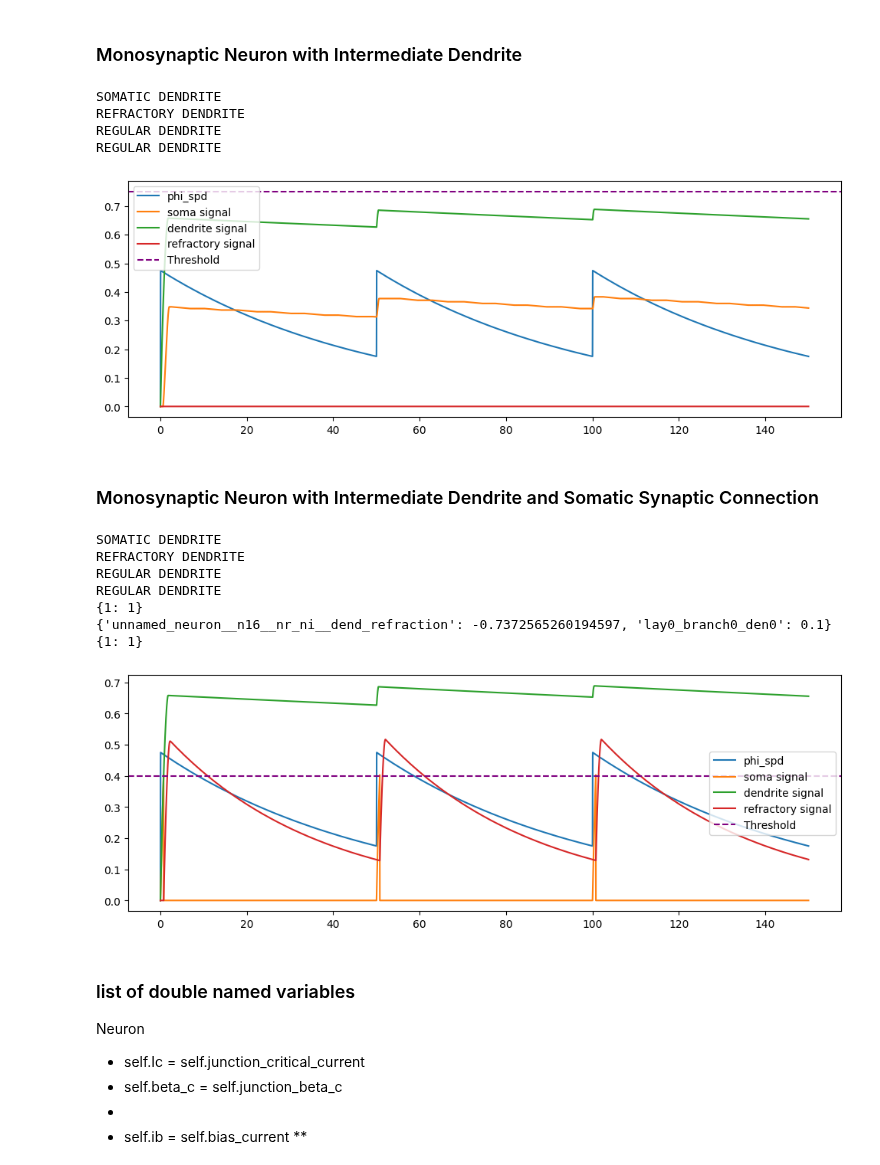
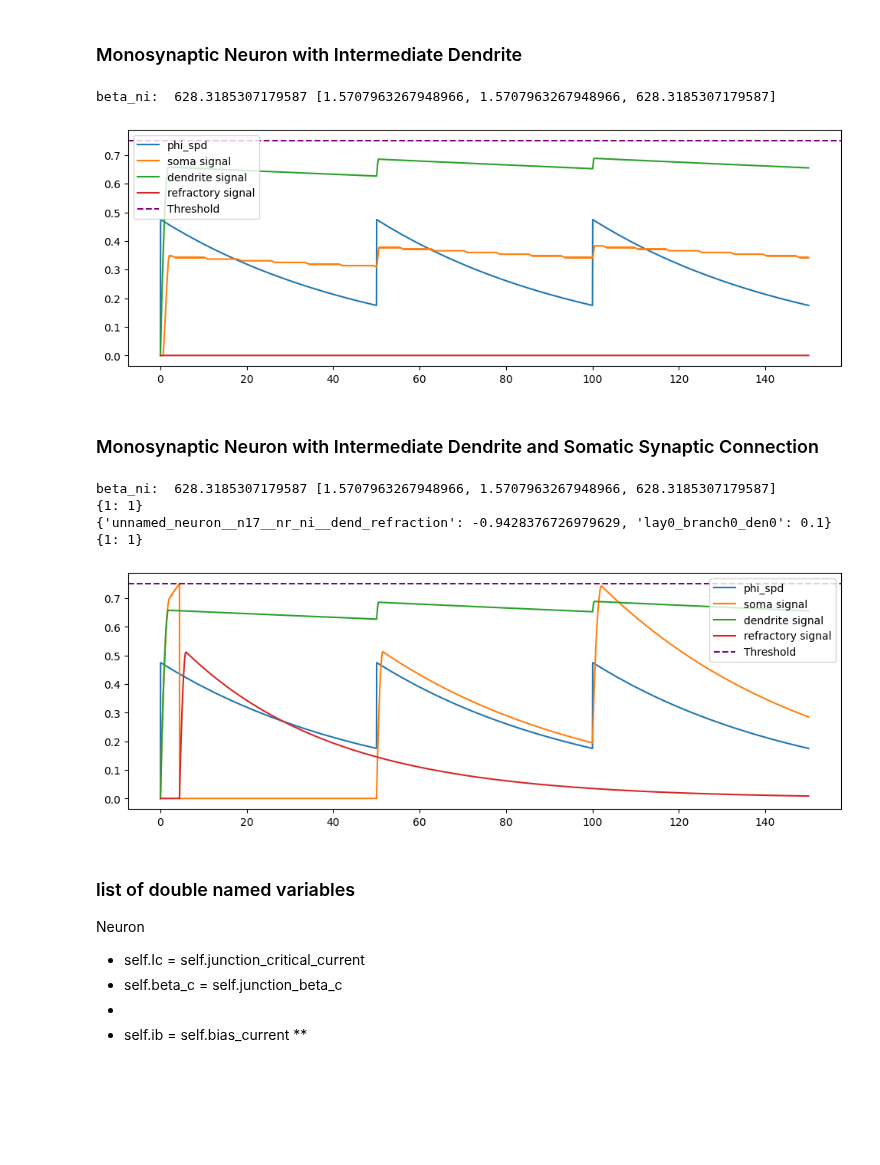
Before and after one commit to ryangitsit/sim_soens, a Jupyter notebook: neuron_motif_tour.ipynb, the cells around one changed output. Saved outputs shown, nothing was run; the diff lists cells and outputs as text; code cells hidden in the pictures; blank space fills up the shorter version.

```diff
--- a/neuron_motif_tour.ipynb
+++ b/neuron_motif_tour.ipynb
@@ -19,6 +19,8 @@ Generating pre-defined input...
 # %%
 synaptic_structure = [[[1]]]
 default_neuron_params['s_th'] = 0.75
+
+default_neuron_params['tau_ni'] = 50
 mono = NeuralZoo(type="custom",synaptic_structure=synaptic_structure,**default_neuron_params)
 mono.synapses[0][0][0].add_input(input.signals[0])
 
@@ -26,7 +28,7 @@ net = network(name = 'network_under_test')
 net.add_neuron(mono.neuron)
 net.run_sim(dt = .01, tf = 150)
 net.get_recordings()
-
+print(mono.dendrites[0][0][0].tau_ni)
 spd = mono.synapses[0][0][0].phi_spd
 signal = mono.dendrites[0][0][0].s
 ref = mono.neuron.dend__ref.s
@@ -149,56 +132,50 @@ plt.axhline(y = mono_dend.s_th, color = 'purple', linestyle = '--',label='Thresh
 plt.legend()
 plt.show()
 # %% [output]
-SOMATIC DENDRITE
-REFRACTORY DENDRITE
-REGULAR DENDRITE
-REGULAR DENDRITE
+beta_ni:  628.3185307179587 [1.5707963267948966, 1.5707963267948966, 628.3185307179587]
-[figure, old version]
+[figure, new version]
 # %% [markdown]
 ### Monosynaptic Neuron with Intermediate Dendrite and Somatic Synaptic Connection
 # %%
 default_neuron_params['beta_ni'] = 2*np.pi*1e2
 default_neuron_params['ib_n'] = default_ib
-default_neuron_params['s_th'] = 0.4
+default_neuron_params['s_th'] = 0.75
 # default_neuron_params['integration_loop_time_constant'] = 10
 # default_neuron_params['integration_loop_time_constant__refraction'] = 1000
 # default_neuron_params['tau_ref'] = 10
 synaptic_structure = [[[1]],[[1]]]
 weights = [[[.1]]]
 mono_dend_ss = NeuralZoo(type="custom",weights=weights, synaptic_structure=synaptic_structure,**default_neuron_params)
 
 mono_dend_ss.synapses[1][0][0].add_input(input.signals[0])
 mono_dend_ss.synapses[0][0][0].add_input(input.signals[0])
 
 net = network(name = 'network_under_test')
 net.add_neuron(mono_dend_ss.neuron)
 net.run_sim(dt = .01, tf = 150)
 net.get_recordings()
 print(mono_dend_ss.neuron.dend__nr_ni.synaptic_connection_strengths)
 print(mono_dend_ss.neuron.dend__nr_ni.dendritic_connection_strengths)
 print(mono_dend_ss.dendrites[1][0][0].synaptic_connection_strengths)
 spd = mono_dend_ss.synapses[1][0][0].phi_spd
 signal = mono_dend_ss.dendrites[0][0][0].s
 dend_s = mono_dend_ss.dendrites[1][0][0].s
 ref = mono_dend_ss.neuron.dend__ref.s
 
 plt.figure(figsize=(12,4))
 plt.plot(net.t,spd, label='phi_spd')
 plt.plot(net.t,signal, label='soma signal')
 plt.plot(net.t,dend_s, label='dendrite signal')
 plt.plot(net.t,ref, label='refractory signal')
 plt.axhline(y = mono_dend_ss.s_th, color = 'purple', linestyle = '--',label='Threshold')
 plt.legend()
 plt.show()
 # %% [output]
-SOMATIC DENDRITE
-REFRACTORY DENDRITE
-REGULAR DENDRITE
-REGULAR DENDRITE
+beta_ni:  628.3185307179587 [1.5707963267948966, 1.5707963267948966, 628.3185307179587]
 {1: 1}
-{'unnamed_neuron__n16__nr_ni__dend_refraction': -0.7372565260194597, 'lay0_branch0_den0': 0.1}
+{'unnamed_neuron__n17__nr_ni__dend_refraction': -0.9428376726979629, 'lay0_branch0_den0': 0.1}
 {1: 1}
-[figure, old version]
+[figure, new version]
 # %% [markdown]
 ### list of double named variables
 
```
Also changed, not shown: parts of 3 cells of this notebook, 3 other files.
